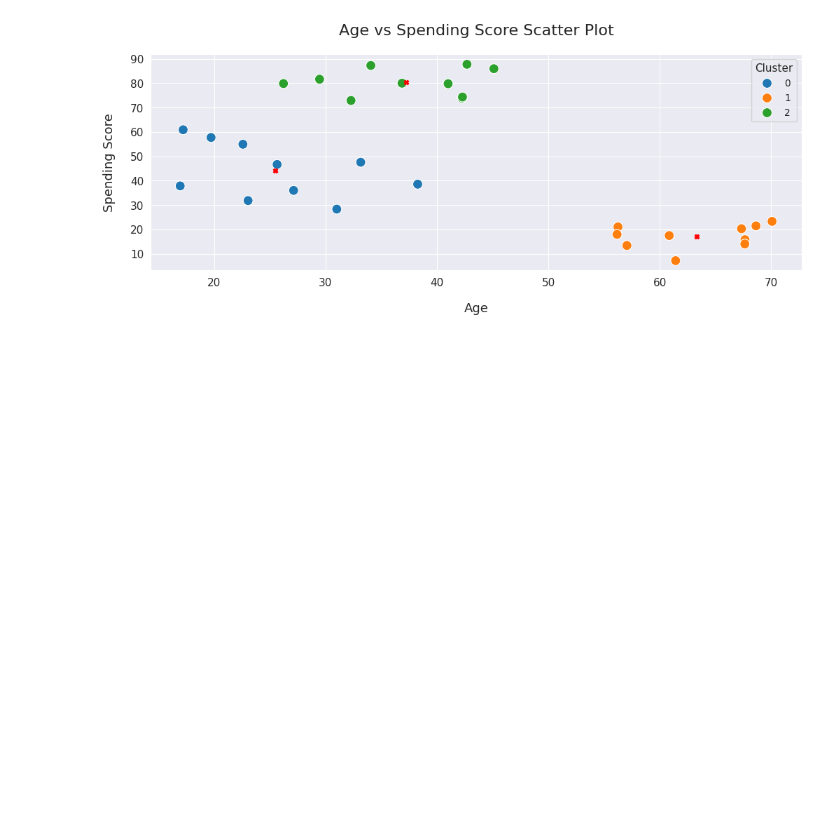
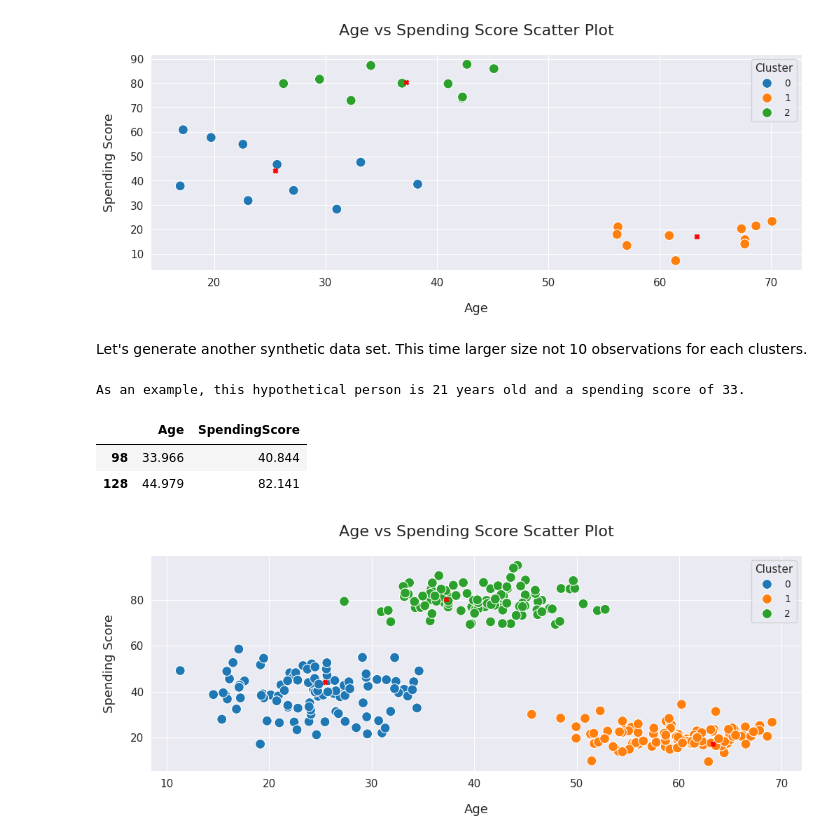
Before and after one commit to koprendo/Analytics-and-Machine-Learning, a Jupyter notebook: Unsupervised/K-Means/kmeans_in_2d.ipynb, the cells around one changed output. Saved outputs shown, nothing was run; the diff lists cells and outputs as text; code cells hidden in the pictures; blank space fills up the shorter version.

```diff
--- a/Unsupervised/K-Means/kmeans_in_2d.ipynb
+++ b/Unsupervised/K-Means/kmeans_in_2d.ipynb
@@ -150,3 +150,62 @@ plt.legend(title="Cluster", fontsize=10, title_fontsize=11)
 plt.show()
 # %% [output]
 [figure]
+# %% [markdown]
+Let's generate another synthetic data set. This time larger size not 10 observations for each clusters.
+# %%
+cluster1 = np.random.normal(loc=[25, 40], scale=[5, 10], size=(100, 2))
+cluster2 = np.random.normal(loc=[40, 80], scale=[6, 5], size=(100, 2))
+cluster3 = np.random.normal(loc=[60, 20], scale=[5, 5], size=(100, 2))
+
+age, score = int(cluster1[:1][0][0]), int(cluster1[:1][0][1])
+
+print(f'As an example, this hypothetical person is {age} years old and a spending score of {score}.')
+# %% [output]
+As an example, this hypothetical person is 21 years old and a spending score of 33.
+# %%
+# combine
+data2 = np.vstack([cluster1, cluster2, cluster3])
+
+# DataFrame
+df2 = pd.DataFrame(data2, columns=["Age", "SpendingScore"])
+
+df2.sample(2)
+# %% [output]
+|  | Age | SpendingScore |
+| 98 | 33.966 | 40.844 |
+| 128 | 44.979 | 82.141 |
+# %%
+df2['Cluster'] = kmeans.predict(df2)
+# %%
+plt.figure(figsize=(12, 4))
+sns.set_style("darkgrid")
+
+sns.scatterplot(
+    data=df2,
+    x="Age",
+    y="SpendingScore",
+    hue="Cluster",
+    palette="tab10",
+    s=100
+)
+
+plt.scatter(
+    [x for x, y in kmeans.cluster_centers_],
+    [y for x, y in kmeans.cluster_centers_],
+    marker="X",
+    color="red",
+    s=20
+)
+
+plt.title("Age vs Spending Score Scatter Plot", fontsize=16, pad=20)
+plt.xlabel("Age", fontsize=13, labelpad=15)
+plt.ylabel("Spending Score", fontsize=13, labelpad=15)
+
+plt.xticks(fontsize=11)
+plt.yticks(fontsize=11)
+
+plt.legend(title="Cluster", fontsize=10, title_fontsize=11)
+
+plt.show()
+# %% [output]
+[figure, added]
```
Also changed, not shown: parts of 4 cells of this notebook.
